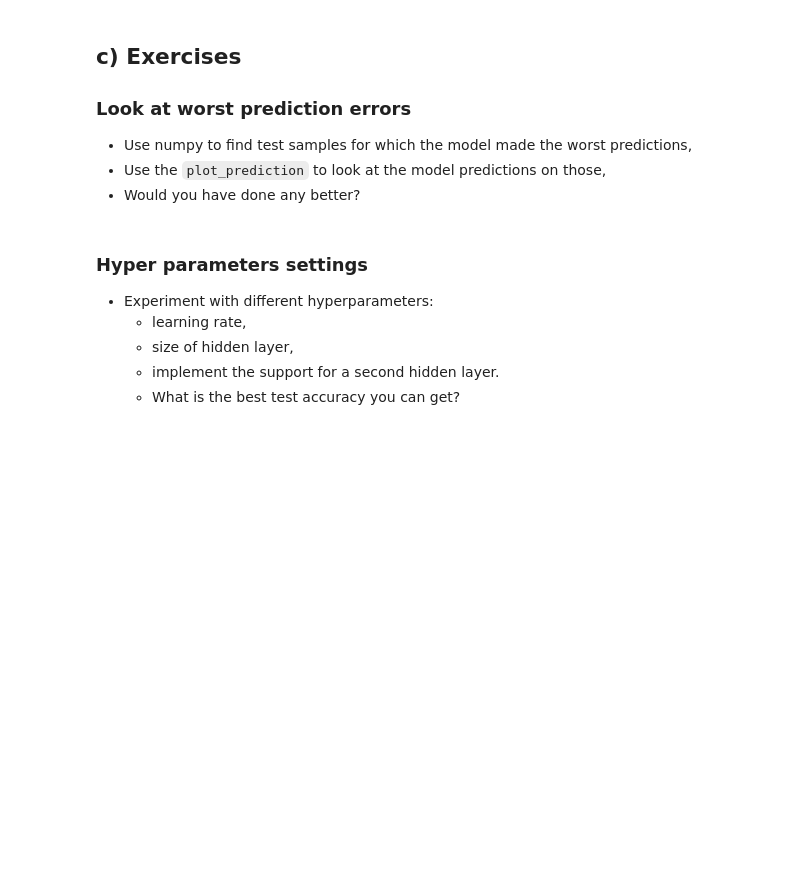
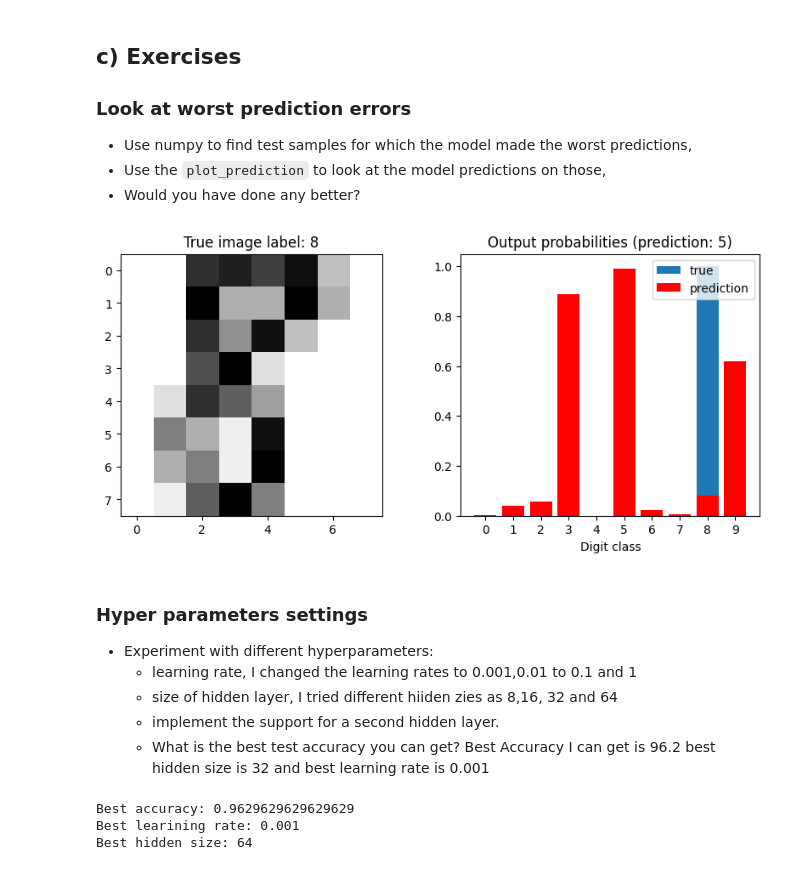
Before and after one commit to zekiyerdem/deep_learning, a Jupyter notebook: 01_materials/labs/lab_2.ipynb, the cells around one changed output. Saved outputs shown, nothing was run; the diff lists cells and outputs as text; code cells hidden in the pictures; blank space fills up the shorter version.

```diff
--- a/01_materials/labs/lab_2.ipynb
+++ b/01_materials/labs/lab_2.ipynb
@@ -334,17 +357,17 @@ class NeuralNet():
 
     def forward_hidden(self, X):
         # Compute the linear combination of the input and weights
-        self.Z_h = None # TODO
+        self.Z_h = np.dot(X,self.W_h) + self.b_h
 
         # Apply the sigmoid activation function
-        return None # TODO
+        return sigmoid(self.Z_h)
 
     def forward_output(self, H):
         # Compute the linear combination of the hidden layer activation and weights
-        self.Z_o = None # TODO
+        self.Z_o =np.dot(H,self.W_o) + self.b_o
 
         # Apply the sigmoid activation function
-        return None # TODO
+        return sigmoid(self.Z_o)
 
     def forward(self, X):
         # Compute the forward activations of the hidden and output layers
@@ -355,7 +378,8 @@ class NeuralNet():
 
     def loss(self, X, y):
         y_onehot = one_hot(self.output_size, y)
-        return None # TODO
+        y_pred=self.forward(X)
+        return nll(y_onehot,y_pred)
 
     def grad_loss(self, X, y_true):
         y_true = one_hot(self.output_size, y_true)
@@ -452,8 +503,18 @@ plot_prediction(model, sample_idx=4)
+# %%
+# Your code here
+
+y_pred=model.predict(X_test)
+wrong_indices=np.where(y_pred !=y_test)[0]
+confidences=np.max(model.forward(X_test[wrong_indices]),axis=1)
+worst_index=wrong_indices[np.argmax(confidences)]
+plot_prediction(model,sample_idx=worst_index)
+# %% [output]
+[figure, added]
 # %% [markdown]
 ### Hyper parameters settings
 
 - Experiment with different hyperparameters:
-  - learning rate,
-  - size of hidden layer,
+  - learning rate, I changed the learning rates to 0.001,0.01 to 0.1 and 1
+  - size of hidden layer, I tried different hiiden zies as 8,16, 32 and 64
   - implement the support for a second hidden layer.
-  - What is the best test accuracy you can get?
+  - What is the best test accuracy you can get? Best Accuracy I can get is 96.2 best hidden size is 32 and best learning rate is 0.001
@@ -461,0 +521,30 @@ plot_prediction(model, sample_idx=4)
+# %%
+# Your code here
+
+learning_rates = [0.001, 0.01, 0.1,1]
+hidden_sizes = [8, 16, 32,64]
+
+best_accuracy = 0
+
+for learning_rate in learning_rates:
+    for hidden_size in hidden_sizes:
+        model = NeuralNet(n_features, hidden_size, n_classes)
+        for epoch in range(15):
+            for i, (x, y) in enumerate(zip(X_train, y_train)):
+                model.train(x, y, learning_rate)
+
+        accuracy = model.accuracy(X_test, y_test)
+
+        if accuracy > best_accuracy:
+            best_model = model
+            best_accuracy = accuracy
+            best_learning_rate = learning_rate
+            best_hidden_size = hidden_size
+
+print (f"""Best accuracy: {best_accuracy}""")
+print (f"""Best learining rate: {best_learning_rate} """)
+print (F"""Best hidden size: {best_hidden_size}""")
+# %% [output]
+Best accuracy: 0.9629629629629629
+Best learining rate: 0.001
+Best hidden size: 64
```
Also changed, not shown: parts of 14 cells of this notebook.
